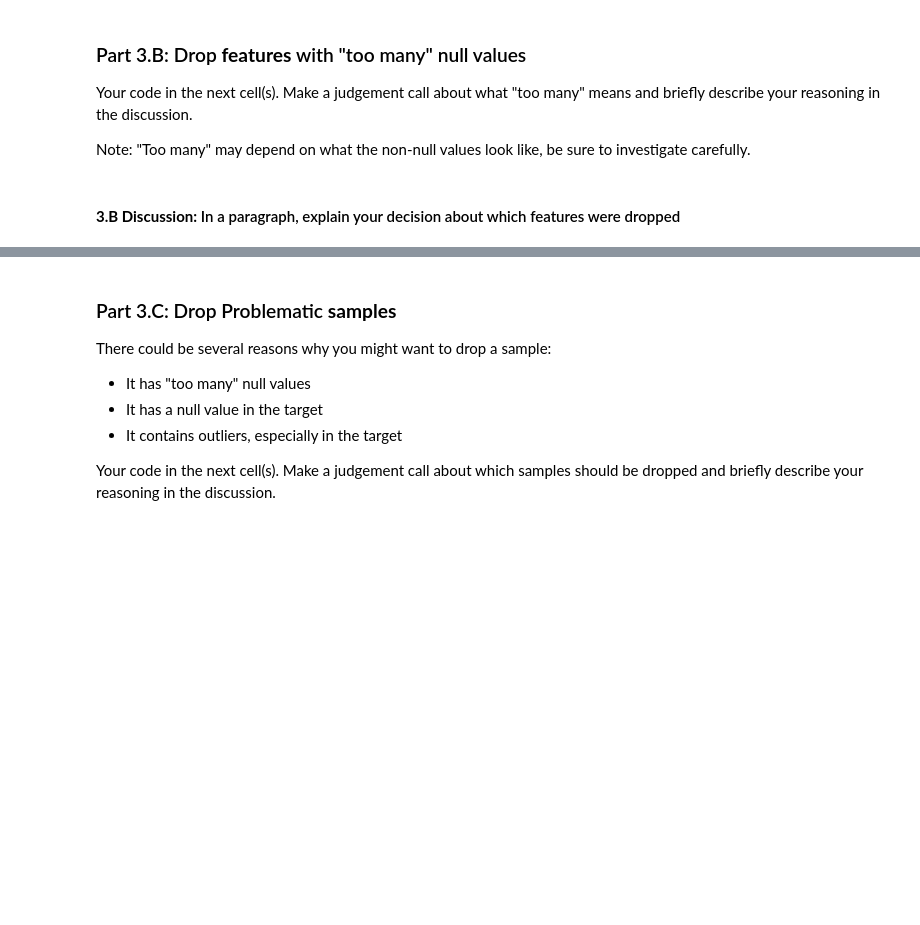
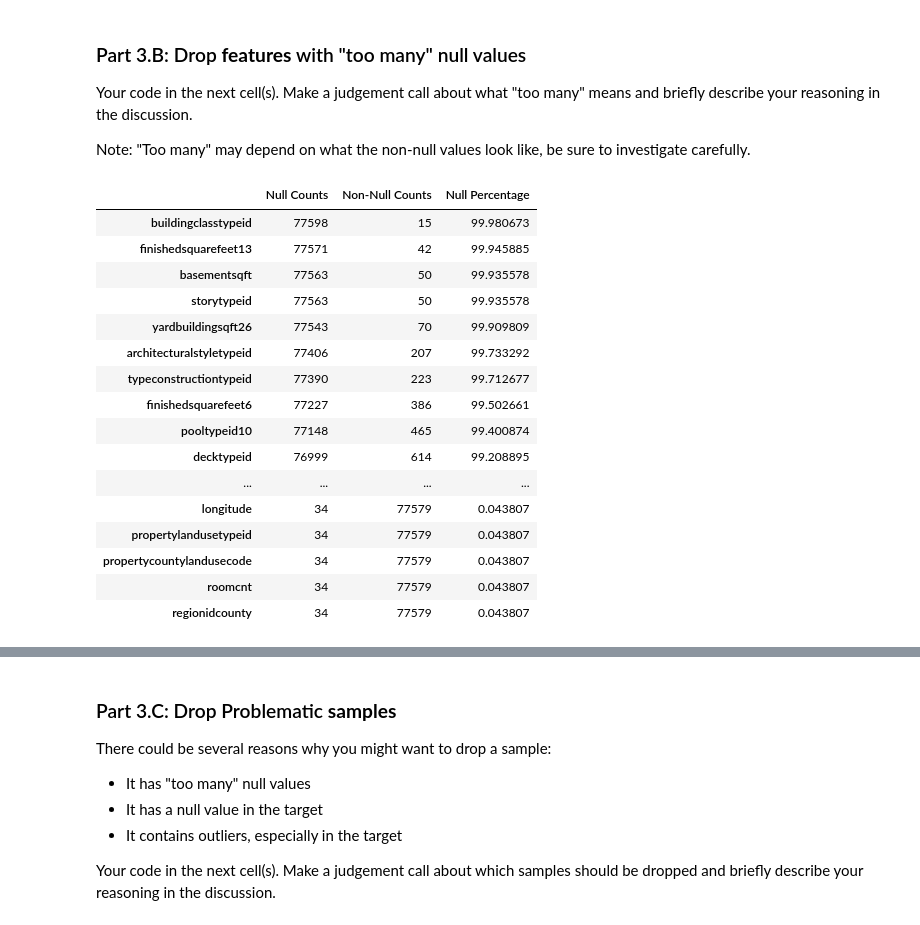
Before and after one commit to luke-wamboldt/Mod-3-Milestones-Group-78, a Jupyter notebook: Milestone_01.ipynb, the cells around one changed output, grey strips where cells are left out. Drawn from its saved outputs; the diff is of its cells as text; code cells hidden in the pictures; blank space fills up the shorter version.

```diff
--- a/Milestone_01.ipynb
+++ b/Milestone_01.ipynb
@@ -567,5 +567,27 @@ df_clean.head()
 Your code in the next cell(s). Make a judgement call about what "too many" means and briefly describe your reasoning in the discussion.
 
 Note: "Too many" may depend on what the non-null values look like, be sure to investigate carefully.
-# %% [markdown]
-#### **3.B Discussion:** In a paragraph, explain your decision about which features were dropped
+# %%
+null_counts = df_clean.isnull().sum().to_frame(name='Null Counts')
+null_counts['Non-Null Counts'] = df_clean.notnull().sum()
+null_counts['Null Percentage'] = (null_counts['Null Counts'] / len(df_clean)) * 100
+
+null_counts.sort_values(by='Null Percentage', ascending=False)
+# %% [output]
+|  | Null Counts | Non-Null Counts | Null Percentage |
+| buildingclasstypeid | 77598 | 15 | 99.980673 |
+| finishedsquarefeet13 | 77571 | 42 | 99.945885 |
+| basementsqft | 77563 | 50 | 99.935578 |
+| storytypeid | 77563 | 50 | 99.935578 |
+| yardbuildingsqft26 | 77543 | 70 | 99.909809 |
+| architecturalstyletypeid | 77406 | 207 | 99.733292 |
+| typeconstructiontypeid | 77390 | 223 | 99.712677 |
+| finishedsquarefeet6 | 77227 | 386 | 99.502661 |
+| pooltypeid10 | 77148 | 465 | 99.400874 |
+| decktypeid | 76999 | 614 | 99.208895 |
+| ... | ... | ... | ... |
+| longitude | 34 | 77579 | 0.043807 |
+| propertylandusetypeid | 34 | 77579 | 0.043807 |
+| propertycountylandusecode | 34 | 77579 | 0.043807 |
+| roomcnt | 34 | 77579 | 0.043807 |
+| regionidcounty | 34 | 77579 | 0.043807 |
```
Also changed, not shown: parts of 5 cells of this notebook.
